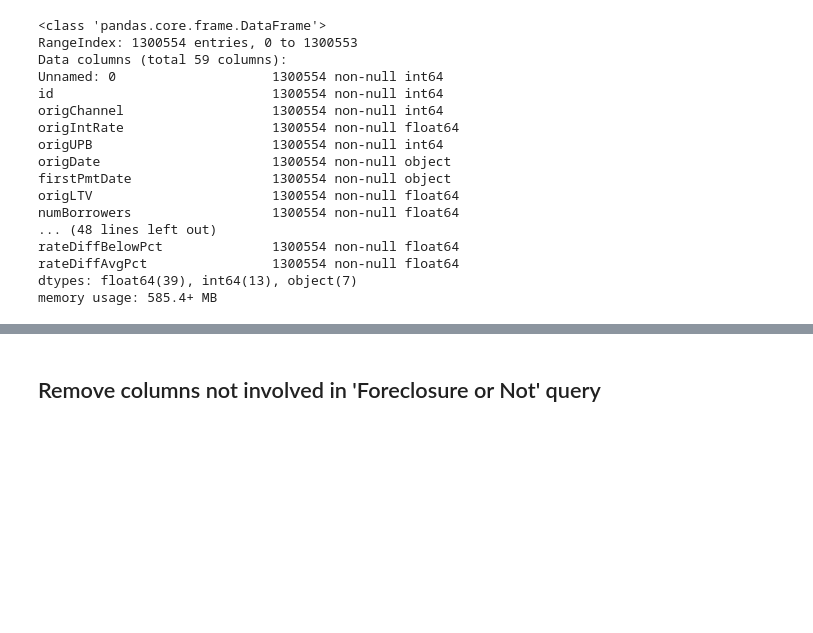
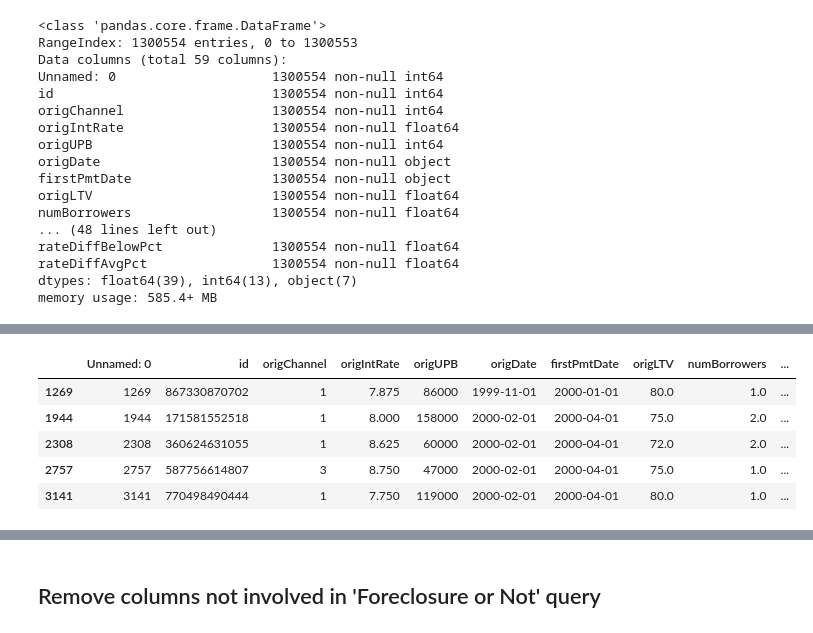
Before and after one commit to justinboggs/FannieSaves, a Jupyter notebook: Kip/ML-Foreclo50-50Constructed50kTrainBEST.ipynb, the cells around one changed output, grey strips where cells are left out. Saved outputs shown, nothing was run; the diff lists cells and outputs as text; code cells hidden in the pictures; blank space fills up the shorter version.

```diff
--- a/Kip/ML-Foreclo50-50Constructed50kTrainBEST.ipynb
+++ b/Kip/ML-Foreclo50-50Constructed50kTrainBEST.ipynb
@@ -61,0 +70,2 @@ memory usage: 585.4+ MB
+# %%
+note_df = df[df['zeroBalCode'] == 15]
@@ -61,0 +126,9 @@ memory usage: 585.4+ MB
+# %%
+note_df.head()
+# %% [output]
+|  | Unnamed: 0 | id | origChannel | origIntRate | origUPB | origDate | firstPmtDate | origLTV | numBorrowers | ... |
+| 1269 | 1269 | 867330870702 | 1 | 7.875 | 86000 | 1999-11-01 | 2000-01-01 | 80.0 | 1.0 | ... |
+| 1944 | 1944 | 171581552518 | 1 | 8.000 | 158000 | 2000-02-01 | 2000-04-01 | 75.0 | 2.0 | ... |
+| 2308 | 2308 | 360624631055 | 1 | 8.625 | 60000 | 2000-02-01 | 2000-04-01 | 72.0 | 2.0 | ... |
+| 2757 | 2757 | 587756614807 | 3 | 8.750 | 47000 | 2000-02-01 | 2000-04-01 | 75.0 | 1.0 | ... |
+| 3141 | 3141 | 770498490444 | 1 | 7.750 | 119000 | 2000-02-01 | 2000-04-01 | 80.0 | 1.0 | ... |
```
Also changed, not shown: parts of 15 cells of this notebook, 1 other file.
